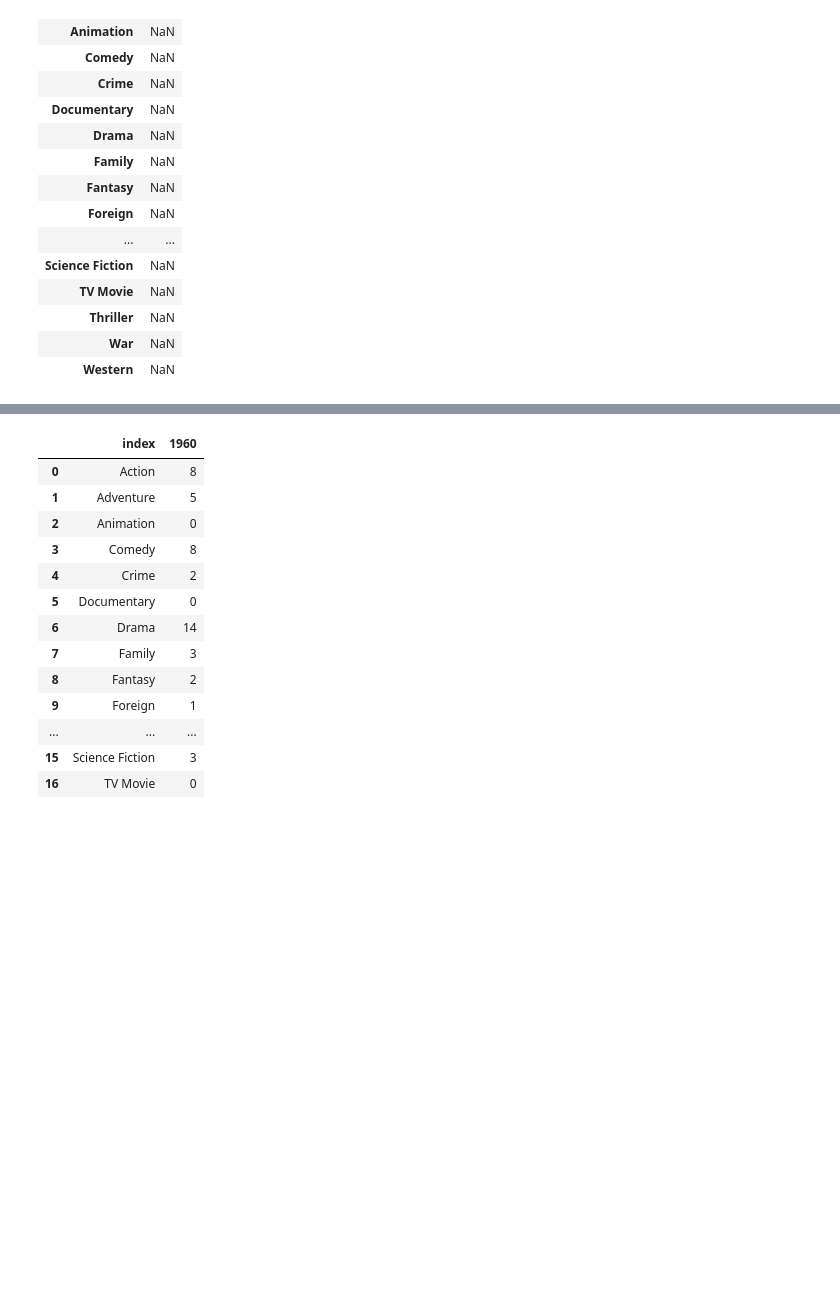
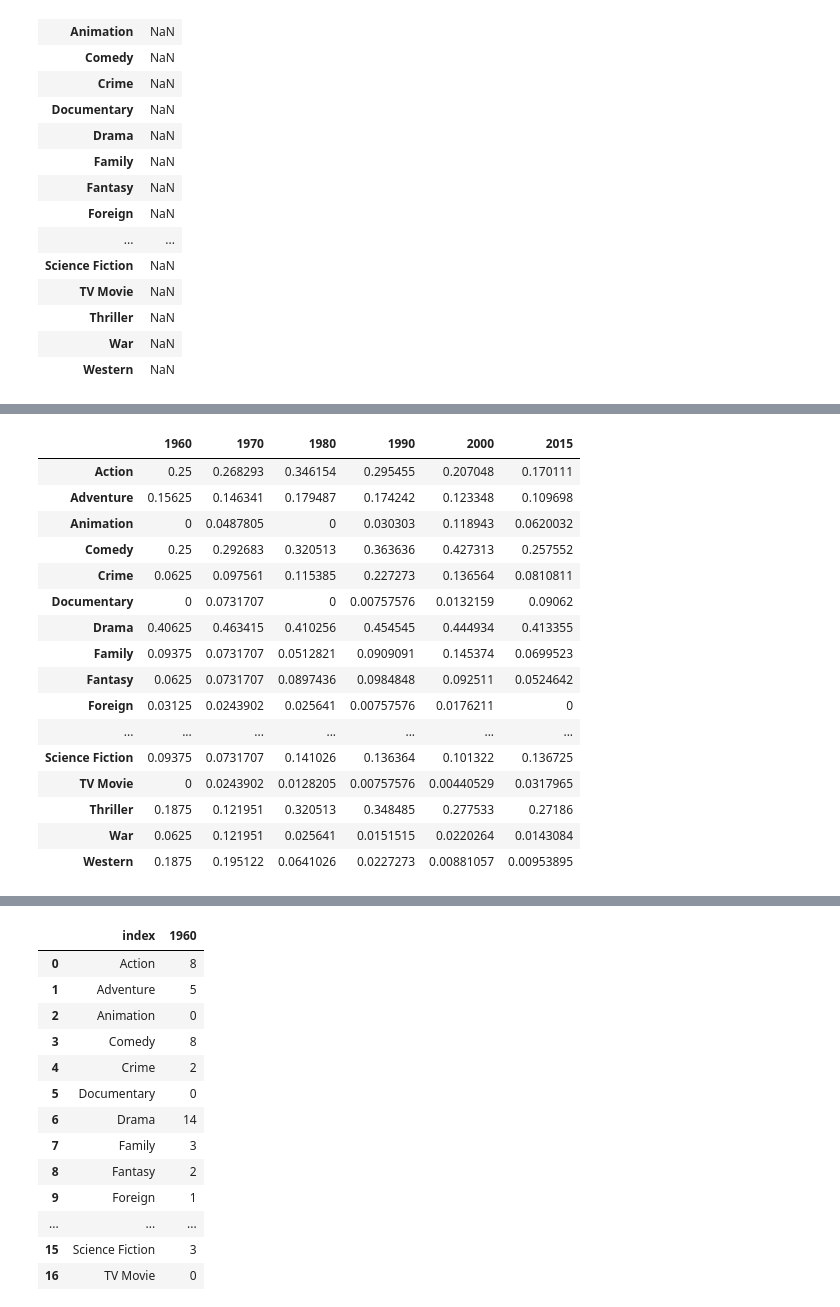
Before and after one commit to PSAB/Analyzing-movie-data, a Jupyter notebook: TMDB 5000 Movie Dataset Analysis.ipynb, the cells around one changed output, grey strips where cells are left out. Cells and saved outputs as stored; diff of their text form; code cells hidden in the pictures; blank space fills up the shorter version.

```diff
--- a/TMDB 5000 Movie Dataset Analysis.ipynb
+++ b/TMDB 5000 Movie Dataset Analysis.ipynb
@@ -208,2 +246,7 @@ year_1960
+# %%
+year_1980 = pd.DataFrame(index=total_genres, columns=['1980'])
+year_1990 = pd.DataFrame(index=total_genres, columns=['1990'])
+year_2000 = pd.DataFrame(index=total_genres, columns=['2000'])
+year_2015 = pd.DataFrame(index=total_genres, columns=['2015'])
 # %%
 for genre in total_genres:
@@ -213,0 +256,5 @@ for genre in total_genres:
+# %%
+for genre in total_genres:
+    genres_str_1970 = df_1970['genres'].to_string()
+    count = genres_str_1970.count(genre)
+    year_1970['1970'][genre] = (count / df_1970.shape[0])
@@ -235,0 +321,26 @@ year_1960
+# %%
+# maybe make a copy of 1960 dataframe for the future
+year_1960['1970'] = year_1970['1970']
+year_1960['1980'] = year_1980['1980']
+year_1960['1990'] = year_1990['1990']
+year_1960['2000'] = year_2000['2000']
+year_1960['2015'] = year_2015['2015']
+year_1960
+# %% [output]
+|  | 1960 | 1970 | 1980 | 1990 | 2000 | 2015 |
+| Action | 0.25 | 0.268293 | 0.346154 | 0.295455 | 0.207048 | 0.170111 |
+| Adventure | 0.15625 | 0.146341 | 0.179487 | 0.174242 | 0.123348 | 0.109698 |
+| Animation | 0 | 0.0487805 | 0 | 0.030303 | 0.118943 | 0.0620032 |
+| Comedy | 0.25 | 0.292683 | 0.320513 | 0.363636 | 0.427313 | 0.257552 |
+| Crime | 0.0625 | 0.097561 | 0.115385 | 0.227273 | 0.136564 | 0.0810811 |
+| Documentary | 0 | 0.0731707 | 0 | 0.00757576 | 0.0132159 | 0.09062 |
+| Drama | 0.40625 | 0.463415 | 0.410256 | 0.454545 | 0.444934 | 0.413355 |
+| Family | 0.09375 | 0.0731707 | 0.0512821 | 0.0909091 | 0.145374 | 0.0699523 |
+| Fantasy | 0.0625 | 0.0731707 | 0.0897436 | 0.0984848 | 0.092511 | 0.0524642 |
+| Foreign | 0.03125 | 0.0243902 | 0.025641 | 0.00757576 | 0.0176211 | 0 |
+| ... | ... | ... | ... | ... | ... | ... |
+| Science Fiction | 0.09375 | 0.0731707 | 0.141026 | 0.136364 | 0.101322 | 0.136725 |
+| TV Movie | 0 | 0.0243902 | 0.0128205 | 0.00757576 | 0.00440529 | 0.0317965 |
+| Thriller | 0.1875 | 0.121951 | 0.320513 | 0.348485 | 0.277533 | 0.27186 |
+| War | 0.0625 | 0.121951 | 0.025641 | 0.0151515 | 0.0220264 | 0.0143084 |
+| Western | 0.1875 | 0.195122 | 0.0641026 | 0.0227273 | 0.00881057 | 0.00953895 |
```
Also changed, not shown: parts of 20 cells of this notebook.
